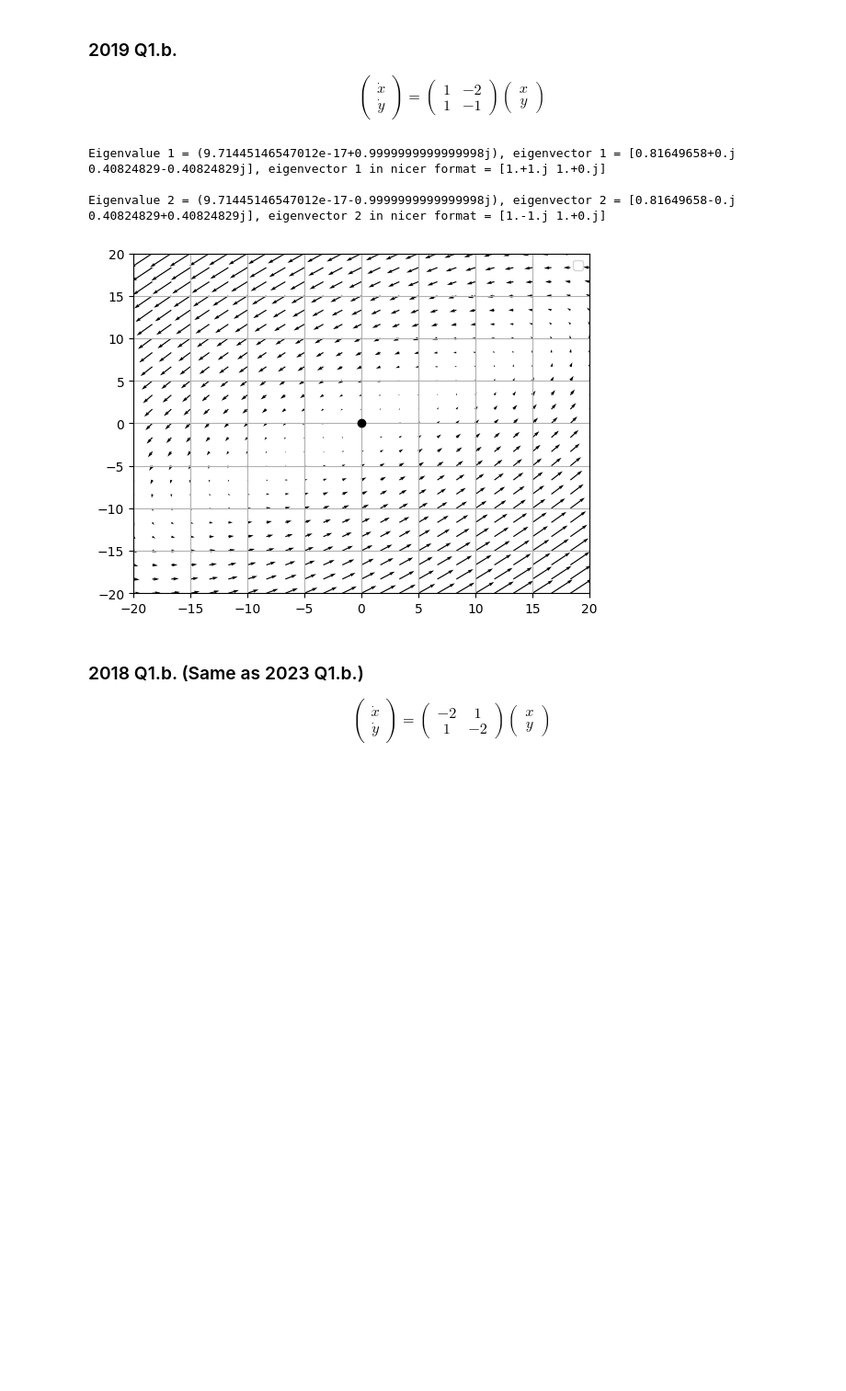
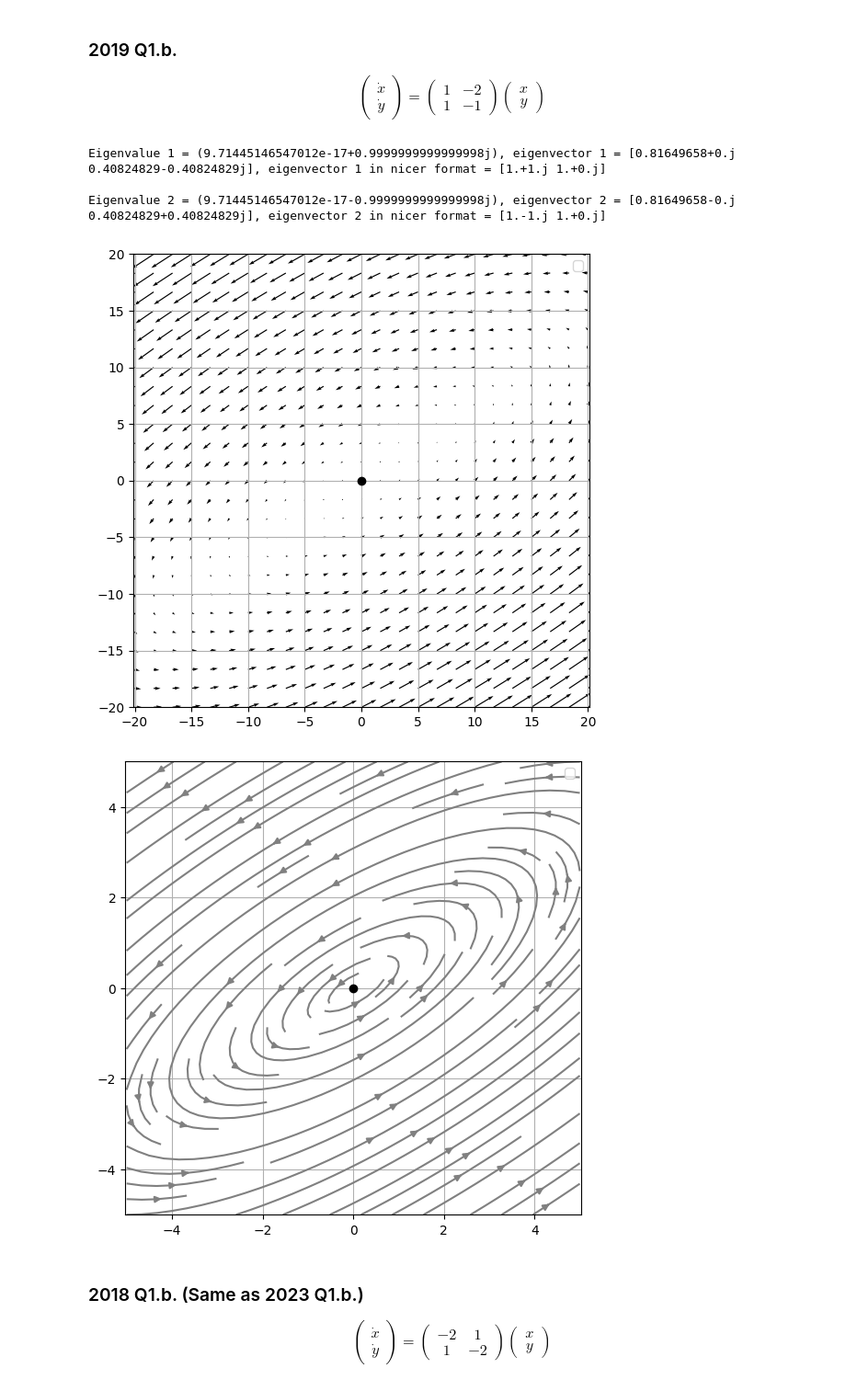
Before and after one commit to s-hynes/MP491, a Jupyter notebook: CH02_linear_2d_ODEs_exam_questions.ipynb, the cells around one changed output. Shown at 92% size. Drawn from its saved outputs; the diff is of its cells as text; code cells hidden in the pictures; blank space fills up the shorter version.

```diff
--- a/CH02_linear_2d_ODEs_exam_questions.ipynb
+++ b/CH02_linear_2d_ODEs_exam_questions.ipynb
@@ -57,12 +63,14 @@ $$\begin{equation*}
 # %%
 from CH02_quiver import eigen, direction_field
 eigen([[ 1, -2], [ 1, -1]], print_values=True)
 direction_field( 1, -2, 1, -1, xmin=-20, xmax=20, ymin=-20, ymax=20, num_arrows=25)
+stream_lin(1,-2,1,-1, eq_pts=[0,0], density=1)
 # %% [output]
 Eigenvalue 1 = (9.71445146547012e-17+0.9999999999999998j), eigenvector 1 = [0.81649658+0.j         0.40824829-0.40824829j], eigenvector 1 in nicer format = [1.+1.j 1.+0.j]
 
 Eigenvalue 2 = (9.71445146547012e-17-0.9999999999999998j), eigenvector 2 = [0.81649658-0.j         0.40824829+0.40824829j], eigenvector 2 in nicer format = [1.-1.j 1.+0.j]
-[figure, old version]
+[figure, new version]
+[figure, added]
 # %% [markdown]
 ### 2018 Q1.b. (Same as 2023 Q1.b.)
 $$\begin{equation*}
```
Also changed, not shown: parts of 8 cells of this notebook.
